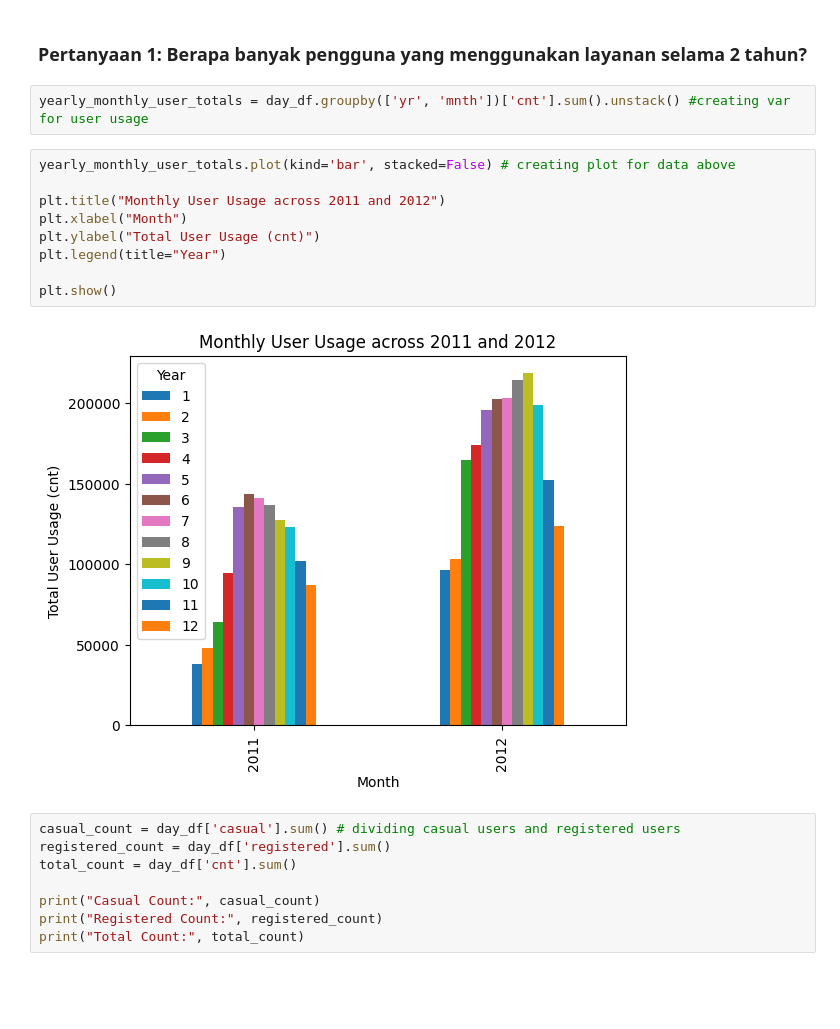
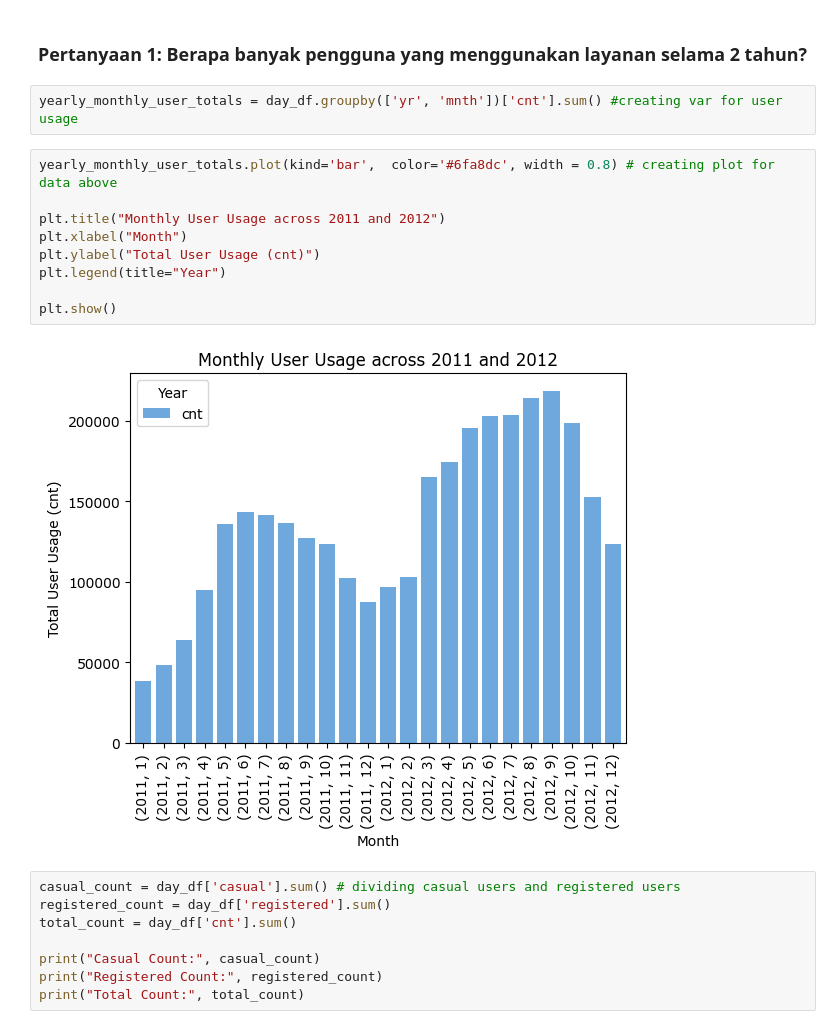
Before and after one commit to 4ranklyn/proyek_analisis_data_dicoding, a Jupyter notebook: notebook.ipynb, the cells around one changed output. Cells and saved outputs as stored; diff of their text form; blank space fills up the shorter version.

```diff
--- a/notebook.ipynb
+++ b/notebook.ipynb
@@ -262,18 +265,18 @@ print(monthly_houruser_counts)
 # %% [markdown]
 ### Pertanyaan 1: Berapa banyak pengguna yang menggunakan layanan selama 2 tahun?
 # %%
-yearly_monthly_user_totals = day_df.groupby(['yr', 'mnth'])['cnt'].sum().unstack() #creating var for user usage
+yearly_monthly_user_totals = day_df.groupby(['yr', 'mnth'])['cnt'].sum() #creating var for user usage
 # %%
-yearly_monthly_user_totals.plot(kind='bar', stacked=False) # creating plot for data above
+yearly_monthly_user_totals.plot(kind='bar',  color='#6fa8dc', width = 0.8) # creating plot for data above
 
 plt.title("Monthly User Usage across 2011 and 2012")
 plt.xlabel("Month")
 plt.ylabel("Total User Usage (cnt)")
 plt.legend(title="Year")
 
 plt.show()
 # %% [output]
-[figure, old version]
+[figure, new version]
 # %%
 casual_count = day_df['casual'].sum() # dividing casual users and registered users
 registered_count = day_df['registered'].sum()
```
Also changed, not shown: parts of 13 cells of this notebook, 1 other file.
